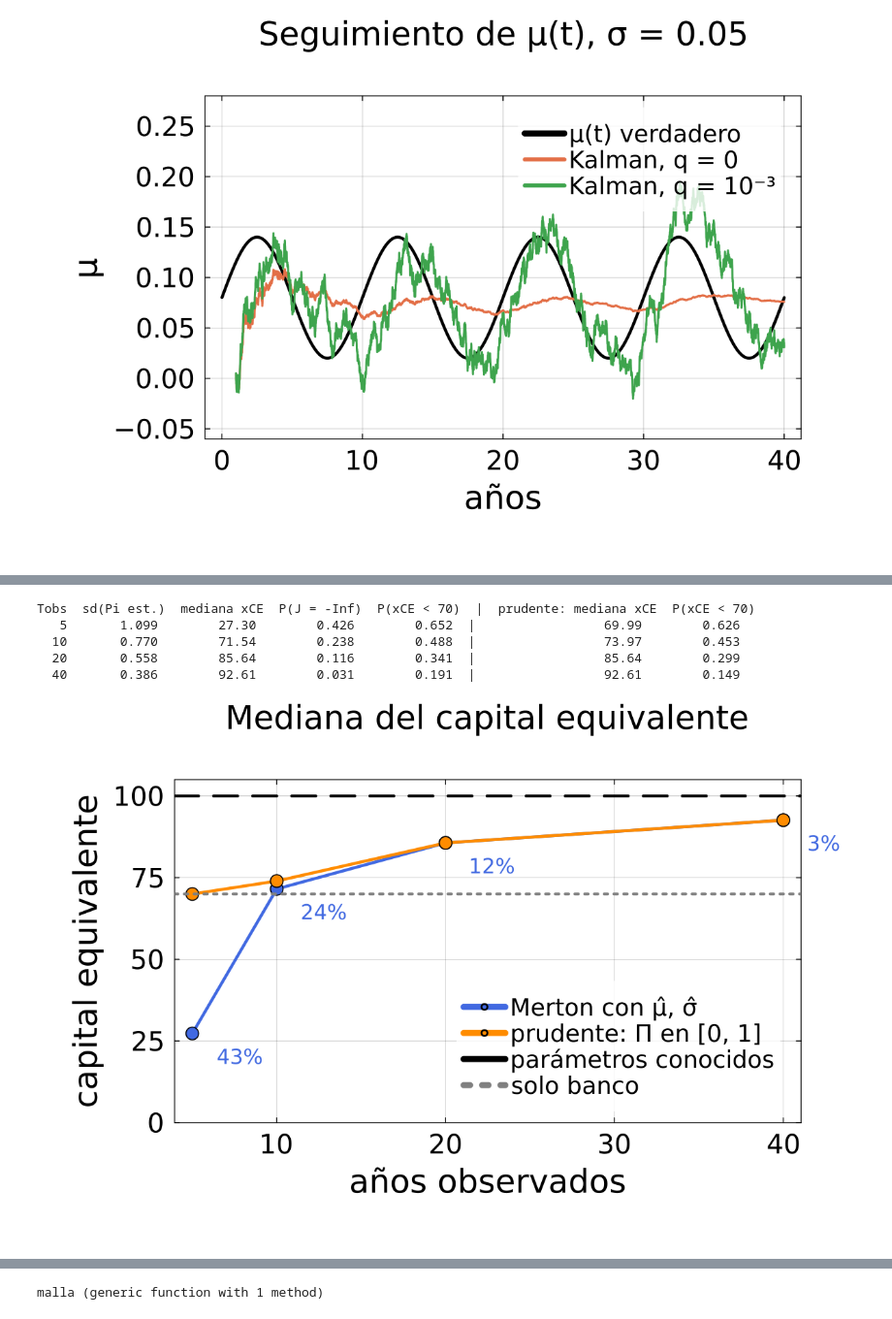
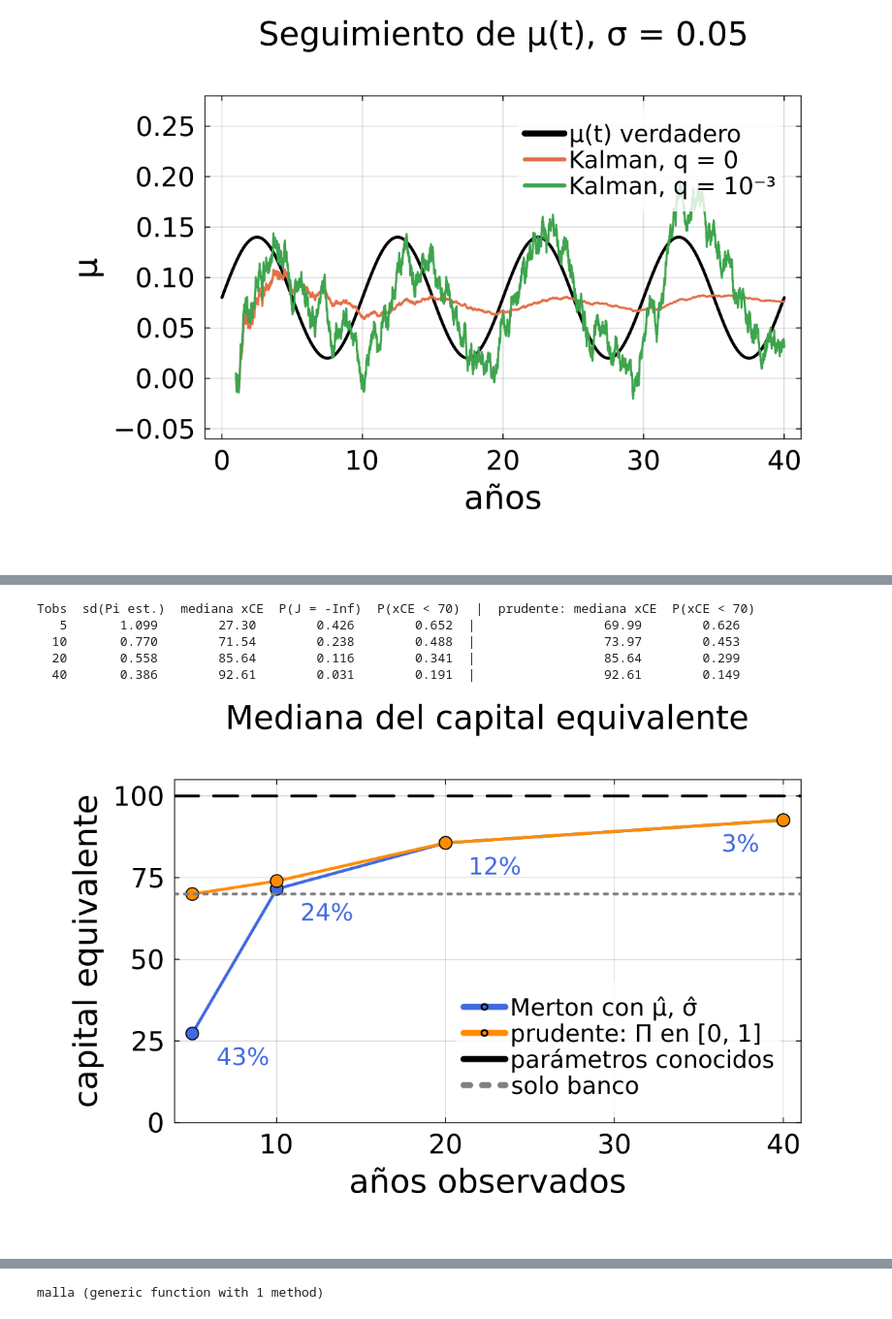
Before and after one commit to BonnieLagosGuerra/Problema-de-Merton-y-utilidad-CRRA, a Jupyter notebook: merton.ipynb, the cells around one changed output, grey strips where cells are left out. Shown at 97% size. Saved outputs shown, nothing was run; the diff lists cells and outputs as text; code cells hidden in the pictures.

```diff
--- a/merton.ipynb
+++ b/merton.ipynb
@@ -691,35 +691,36 @@ kalman_costo = let h = h_diario
             s2 = var(R)/h
             mu_e = kalman_mu(R, h, s2)[1][end]
             th = (mu_e - par.r)/sqrt(s2)
             Pi_e = (mu_e - par.r)/(par.eta*s2)
             nu_e = (par.gamma - (1 - par.eta)*(par.r + th^2/(2*par.eta)))/par.eta
             Pis[i] = Pi_e; x1[i] = xCE(Jexacto(Pi_e, nu_e))
             Pi_p = clamp(Pi_e, 0.0, 1.0)                                        # versión prudente
             nu_pr = (par.gamma + (par.eta - 1)*(par.r + (mu_e - par.r)*Pi_p - 0.5*par.eta*s2*Pi_p^2))/par.eta
             x2[i] = xCE(Jexacto(Pi_p, nu_pr))
         end
         push!(med_ingenuo, median(x1)); push!(med_prudente, median(x2)); push!(P_inf, mean(x1 .== 0))
         @printf("%4d %11.3f %12.2f %12.3f %12.3f  | %21.2f %12.3f\n", To, std(Pis), median(x1), mean(x1 .== 0), mean(x1 .< 70),
                 median(x2), mean(x2 .< 70))
     end
     pd = plot(Tobs, [med_ingenuo med_prudente], marker=:circle, xlabel="años observados", ylabel="capital equivalente",
               ylims=(0, 105), label=["Merton con μ̂, σ̂" "prudente: Π en [0, 1]"], color=[:royalblue :darkorange],
               title="Mediana del capital equivalente", legend=:bottomright)
     hline!(pd, [100], color=:black, ls=:dash, label="parámetros conocidos")
     hline!(pd, [xCE(Psi(par.x0))], color=:gray, ls=:dot, label="solo banco")
     for (T, x, p) in zip(Tobs, med_ingenuo, P_inf)                                # P(J = -inf) en el gráfico
-        annotate!(pd, T + 1.5, x - 7, text(@sprintf("%.0f%%", 100p), 14, :royalblue, :left))
+        ultimo = T == Tobs[end]
+        annotate!(pd, ultimo ? T - 1.5 : T + 1.5, x - 7, text(@sprintf("%.0f%%", 100p), 16, :royalblue, ultimo ? :right : :left))
     end
     display(guardar(pd, "kalman_costo_control"))
     (Tobs=Tobs, mediana=med_ingenuo, prudente=med_prudente, P_inf=P_inf)
 end;
 # %% [output]
 Tobs  sd(Pi est.)  mediana xCE  P(J = -Inf)  P(xCE < 70)  |  prudente: mediana xCE  P(xCE < 70)
    5       1.099        27.30        0.426        0.652  |                 69.99        0.626
   10       0.770        71.54        0.238        0.488  |                 73.97        0.453
   20       0.558        85.64        0.116        0.341  |                 85.64        0.299
   40       0.386        92.61        0.031        0.191  |                 92.61        0.149
-[figure, old version]
+[figure, new version]
 # %% [markdown]
 En el gráfico, los porcentajes bajo la curva azul son $P(J=-\infty)$. El costo de no conocer los parámetros es grande:
 
```
Also changed, not shown: parts of 4 cells of this notebook, 21 other files.
